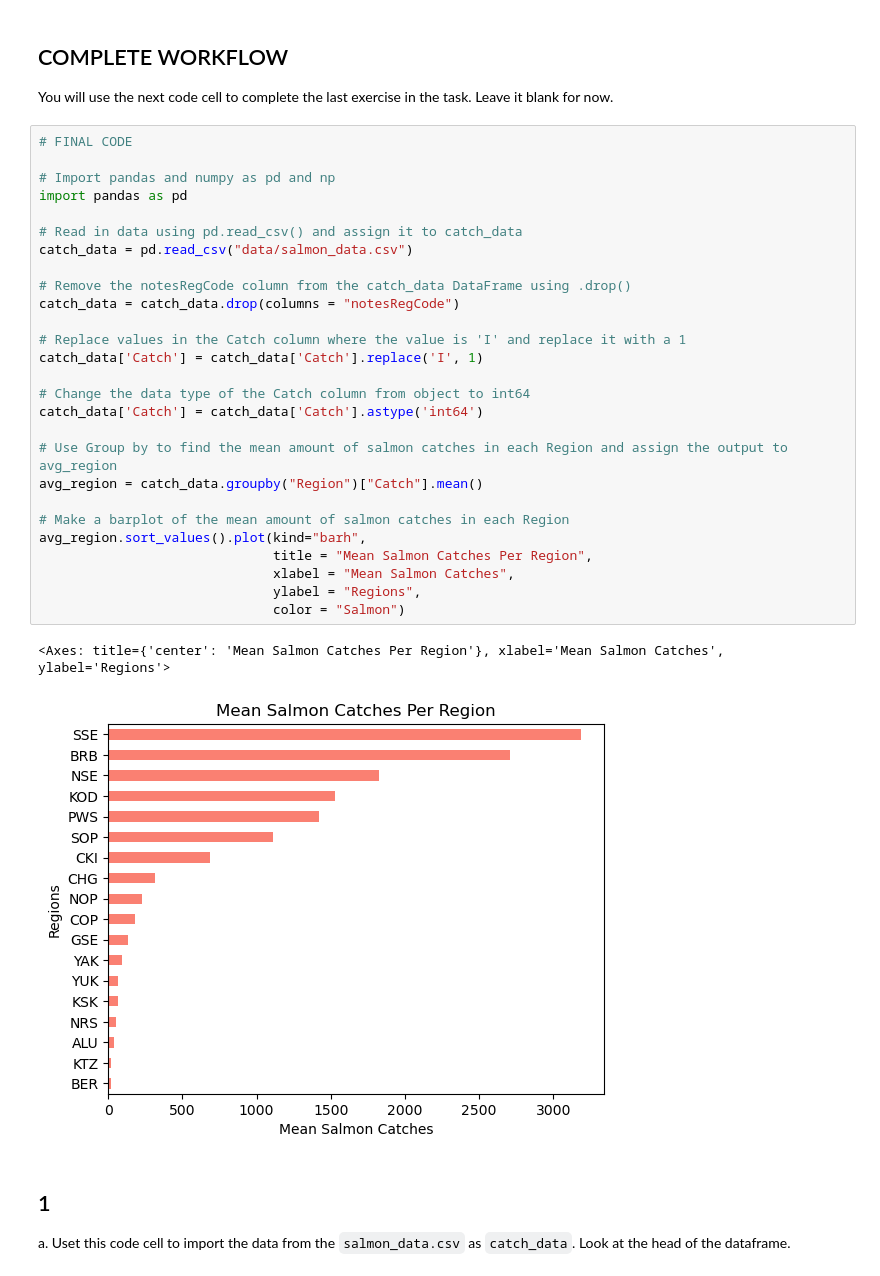
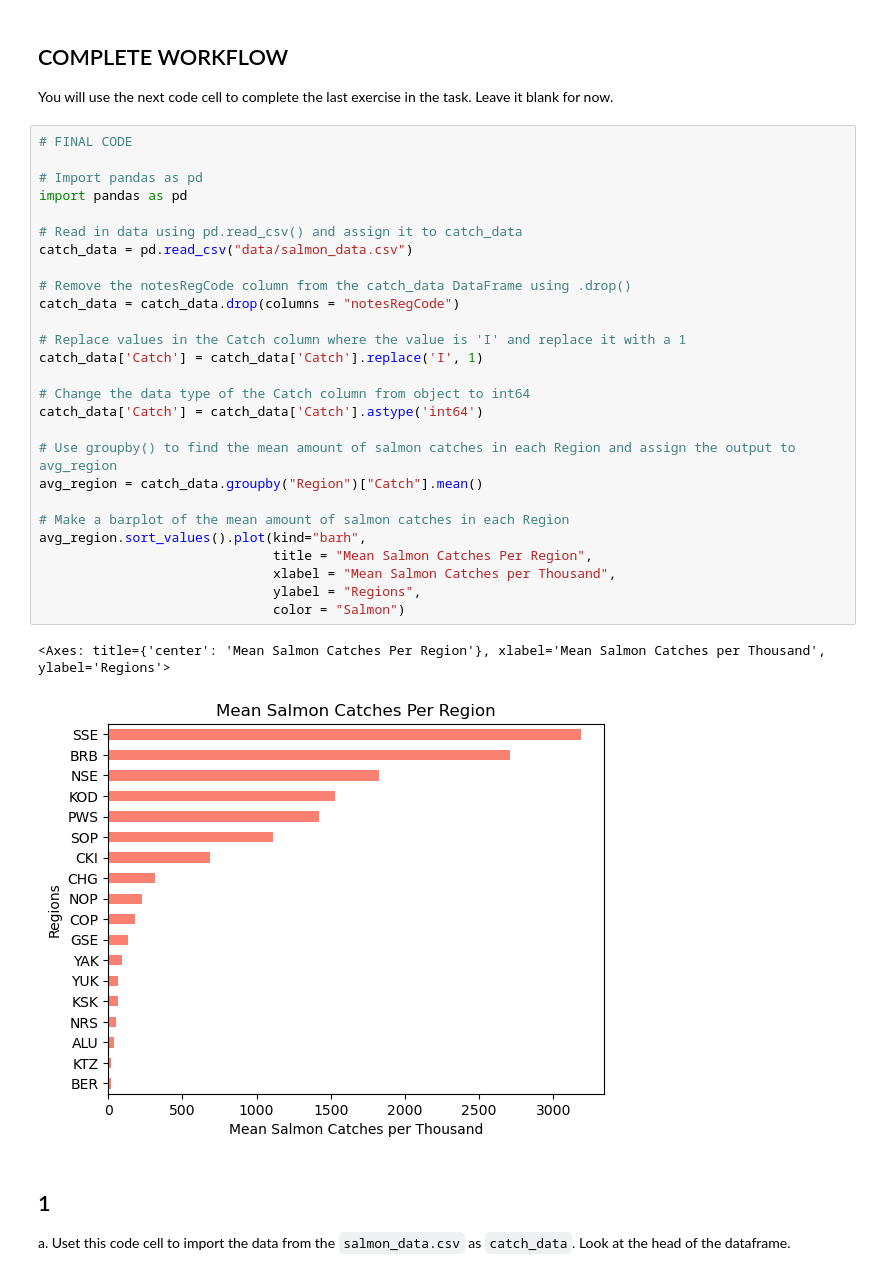
Before and after one commit to austinmartinez12/eds220-hwk2, a Jupyter notebook: task2/hwk2-task2-salmon.ipynb, the cells around one changed output. Drawn from its saved outputs; the diff is of its cells as text.

Commit message:
Fix code comments for question 8 and 11 and add salmon catched units to 9,10, and 11

```diff
--- a/task2/hwk2-task2-salmon.ipynb
+++ b/task2/hwk2-task2-salmon.ipynb
@@ -51,33 +51,33 @@ You will use the next code cell to complete the last exercise in the task. Leave
 # %%
 # FINAL CODE
 
-# Import pandas and numpy as pd and np
+# Import pandas as pd
 import pandas as pd
 
 # Read in data using pd.read_csv() and assign it to catch_data
 catch_data = pd.read_csv("data/salmon_data.csv")
 
 # Remove the notesRegCode column from the catch_data DataFrame using .drop()
 catch_data = catch_data.drop(columns = "notesRegCode")
 
 # Replace values in the Catch column where the value is 'I' and replace it with a 1
 catch_data['Catch'] = catch_data['Catch'].replace('I', 1)
 
 # Change the data type of the Catch column from object to int64
 catch_data['Catch'] = catch_data['Catch'].astype('int64')
 
-# Use Group by to find the mean amount of salmon catches in each Region and assign the output to avg_region
+# Use groupby() to find the mean amount of salmon catches in each Region and assign the output to avg_region
 avg_region = catch_data.groupby("Region")["Catch"].mean()
 
 # Make a barplot of the mean amount of salmon catches in each Region
 avg_region.sort_values().plot(kind="barh",
                               title = "Mean Salmon Catches Per Region",
-                              xlabel = "Mean Salmon Catches",
+                              xlabel = "Mean Salmon Catches per Thousand",
                               ylabel = "Regions",
                               color = "Salmon")
 # %% [output]
-<Axes: title={'center': 'Mean Salmon Catches Per Region'}, xlabel='Mean Salmon Catches', ylabel='Regions'>
+<Axes: title={'center': 'Mean Salmon Catches Per Region'}, xlabel='Mean Salmon Catches per Thousand', ylabel='Regions'>
-[figure, old version]
+[figure, new version]
 # %% [markdown]
 ## 1
 
```
Also changed, not shown: parts of 5 cells of this notebook.
